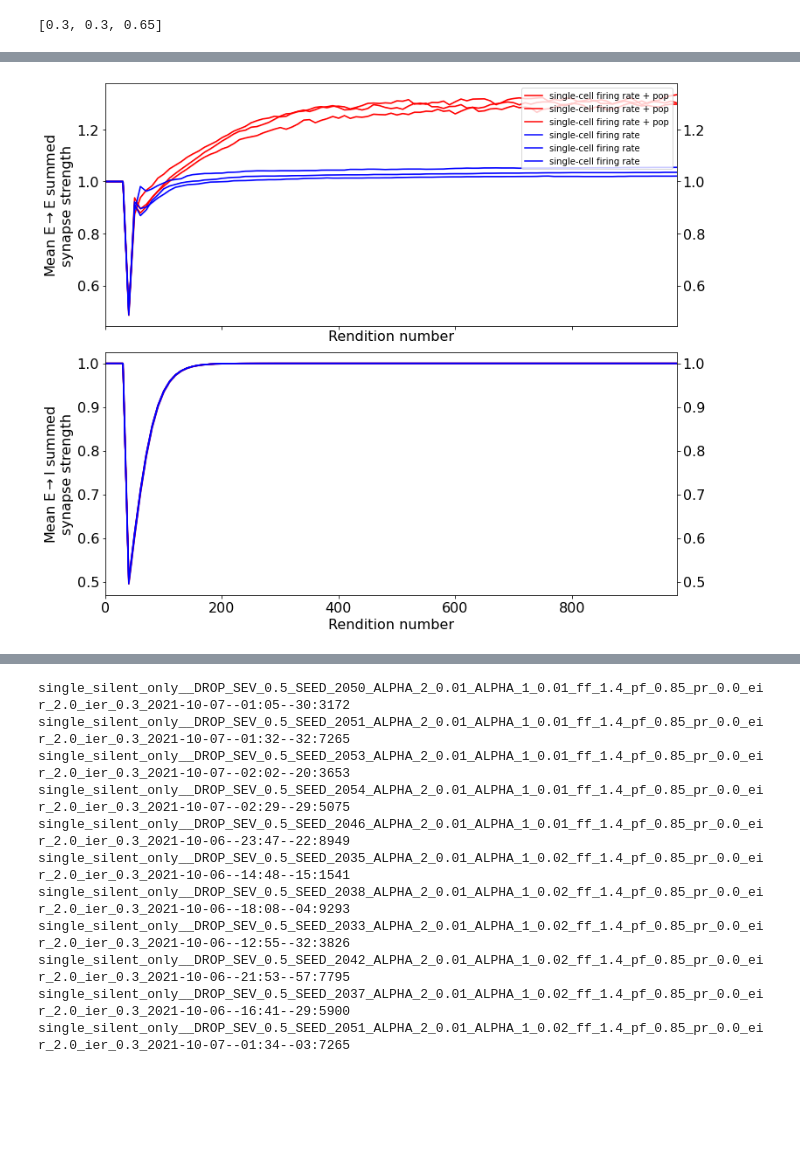
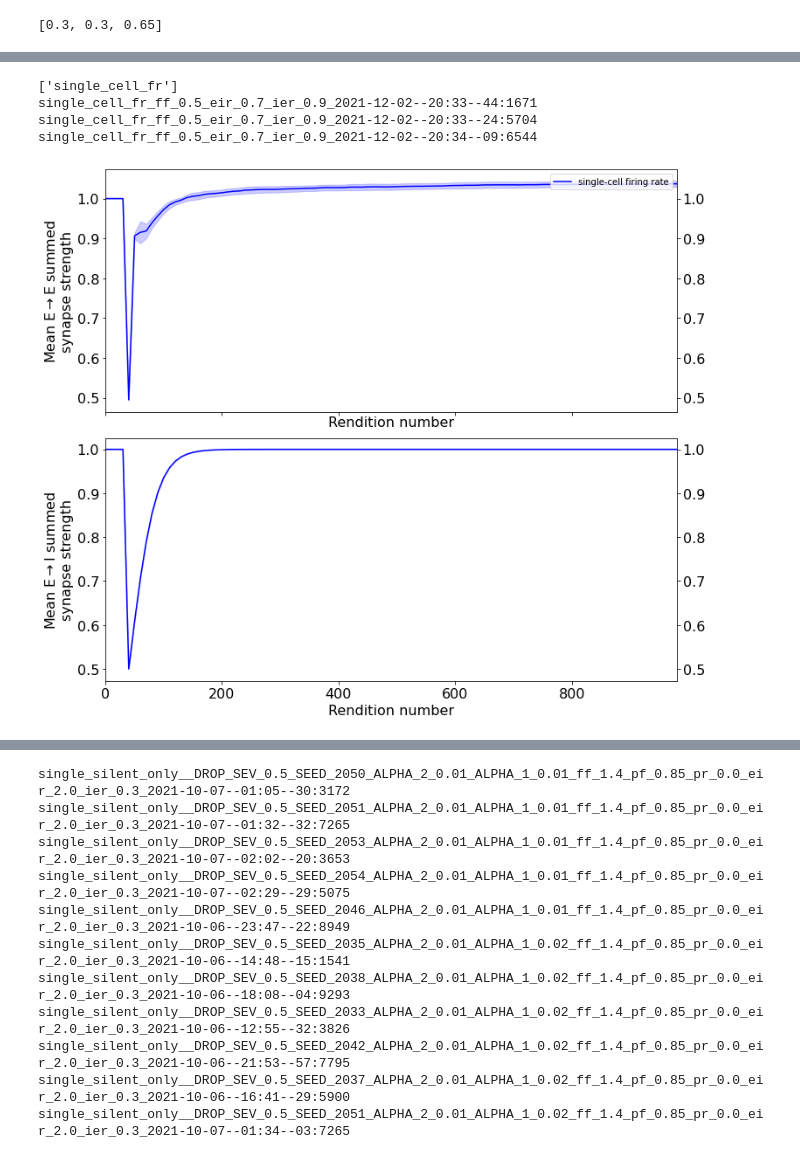
Before and after one commit to davidgbe/synfire_chain_growth, a Jupyter notebook: paper_figures_21_05_05/paper_figs_circa_21_10/multiple_parametric_21_09_28/mini_homeostatic_ei_weight_setpoint_21_12_02/paper_figures_nb_21_05_06.ipynb, the cells around one changed output, grey strips where cells are left out. Drawn from its saved outputs; the diff is of its cells as text; code cells hidden in the pictures; blank space fills up the shorter version.

```diff
--- a/paper_figures_21_05_05/paper_figs_circa_21_10/multiple_parametric_21_09_28/mini_homeostatic_ei_weight_setpoint_21_12_02/paper_figures_nb_21_05_06.ipynb
+++ b/paper_figures_21_05_05/paper_figs_circa_21_10/multiple_parametric_21_09_28/mini_homeostatic_ei_weight_setpoint_21_12_02/paper_figures_nb_21_05_06.ipynb
@@ -96,7 +96,7 @@ def load_exp_data(direc, cut=None, layer_size=10, name_frags=[], reverse=False):
 
             summed_incoming_weights = summed_incoming_weights[(surviving_cell_indices).nonzero()[0]]
 
-            first_spk_times = process_single_activation(exc_cells_initially_active, 4000)
+            first_spk_times = process_single_activation(exc_cells_initially_active, 400)
 
             last_layer_active = 0
             layer_weights = []
@@ -374,6 +374,7 @@ def make_figure_2_plot(names, labels, condition_colors, file_name_ext='', ylim1=
     for name in names:
         if type(name) is not list:
             name = [name]
+        print(name)
         all_dirs.append([dirs for dirs in filter_list_by_name_frags(all_in_dir('./robustness'), name)])
 
     timepoints = np.array(timepoints)
@@ -383,6 +384,7 @@ def make_figure_2_plot(names, labels, condition_colors, file_name_ext='', ylim1=
         all_weights_e_i_for_dir_name = []
 
         for j, exp_dir_name in enumerate(exp_dir_names):
+            print(exp_dir_name)
 #             if exp_dir_name not in recovered_exp_names:
 #                 continue
 
@@ -419,7 +421,7 @@ def make_figure_2_plot(names, labels, condition_colors, file_name_ext='', ylim1=
             all_weights_for_dir_name.append(all_mean_incoming_summed_weights)
             all_weights_e_i_for_dir_name.append(all_mean_incoming_summed_weights_e_i)
 
-            axs[0].plot(timepoints[:len(all_mean_incoming_summed_weights)] * 10, all_mean_incoming_summed_weights, color=condition_colors[idx], lw=0.5, zorder=-1)
+            #axs[0].plot(timepoints[:len(all_mean_incoming_summed_weights)] * 10, all_mean_incoming_summed_weights, color=condition_colors[idx], lw=0.5, zorder=-1)
 
         if len(all_weights_for_dir_name) == 0:
             continue
@@ -491,21 +478,15 @@ file_name_ext='all_3_silent')
-# %%
-timepoints = np.arange(0, 99)
-
-make_figure_2_plot([
-    'pop_single_small_silent_ff_0.5_eir_0.7_ier_0.9_2021-12-02--20:31--18:5704',
-    'pop_single_small_silent_ff_0.5_eir_0.7_ier_0.9_2021-12-02--20:31--23:1671',
-    'pop_single_small_silent_ff_0.5_eir_0.7_ier_0.9_2021-12-02--20:31--30:6544',
-    'pop_single_small_silent_ff_0.5_eir_0.7_ier_0.9_2021-12-02--20:33--24:5704',
-    'pop_single_small_silent_ff_0.5_eir_0.7_ier_0.9_2021-12-02--20:33--44:1671',
-    'pop_single_small_silent_ff_0.5_eir_0.7_ier_0.9_2021-12-02--20:34--09:6544',
-], labels=[
-    'single-cell firing rate + pop',
-    'single-cell firing rate + pop',
-    'single-cell firing rate + pop',
-    'single-cell firing rate',
-    'single-cell firing rate',
-    'single-cell firing rate',
-], condition_colors=['red', 'red', 'red', 'blue', 'blue', 'blue'], timepoints=timepoints, cap=99, offsets=np.zeros(6), vertical_spacing=0.,
-file_name_ext='all_3_silent')
-# %% [output]
-[figure, removed]
+# %%
+timepoints = np.arange(0, 99)
+
+make_figure_2_plot([
+    'single_cell_fr',
+], labels=[
+    'single-cell firing rate',
+], condition_colors=['blue', 'red'], timepoints=timepoints, cap=99, offsets=np.zeros(3), vertical_spacing=0.,
+file_name_ext='all_3_silent')
+# %% [output]
+['single_cell_fr']
+single_cell_fr_ff_0.5_eir_0.7_ier_0.9_2021-12-02--20:33--44:1671
+single_cell_fr_ff_0.5_eir_0.7_ier_0.9_2021-12-02--20:33--24:5704
+single_cell_fr_ff_0.5_eir_0.7_ier_0.9_2021-12-02--20:34--09:6544
+[figure, added]
```
Also changed, not shown: parts of 5 cells of this notebook, 55 other files.
